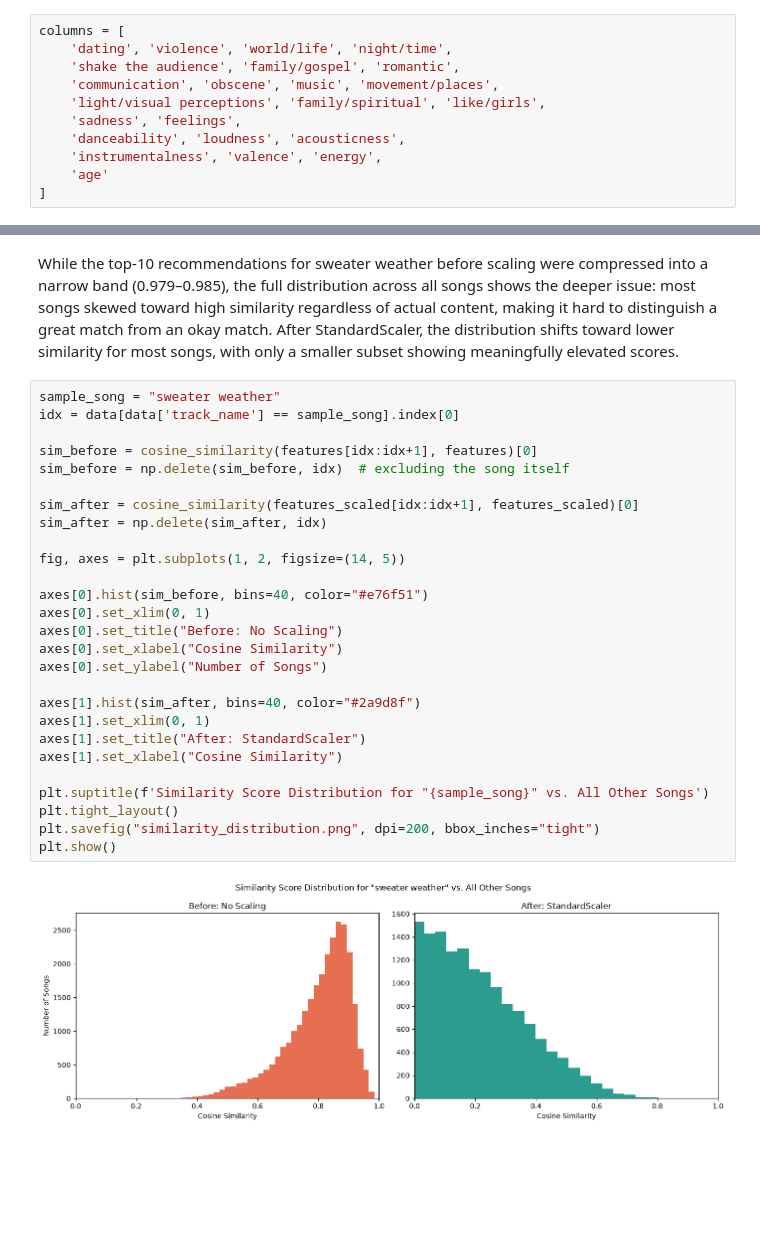
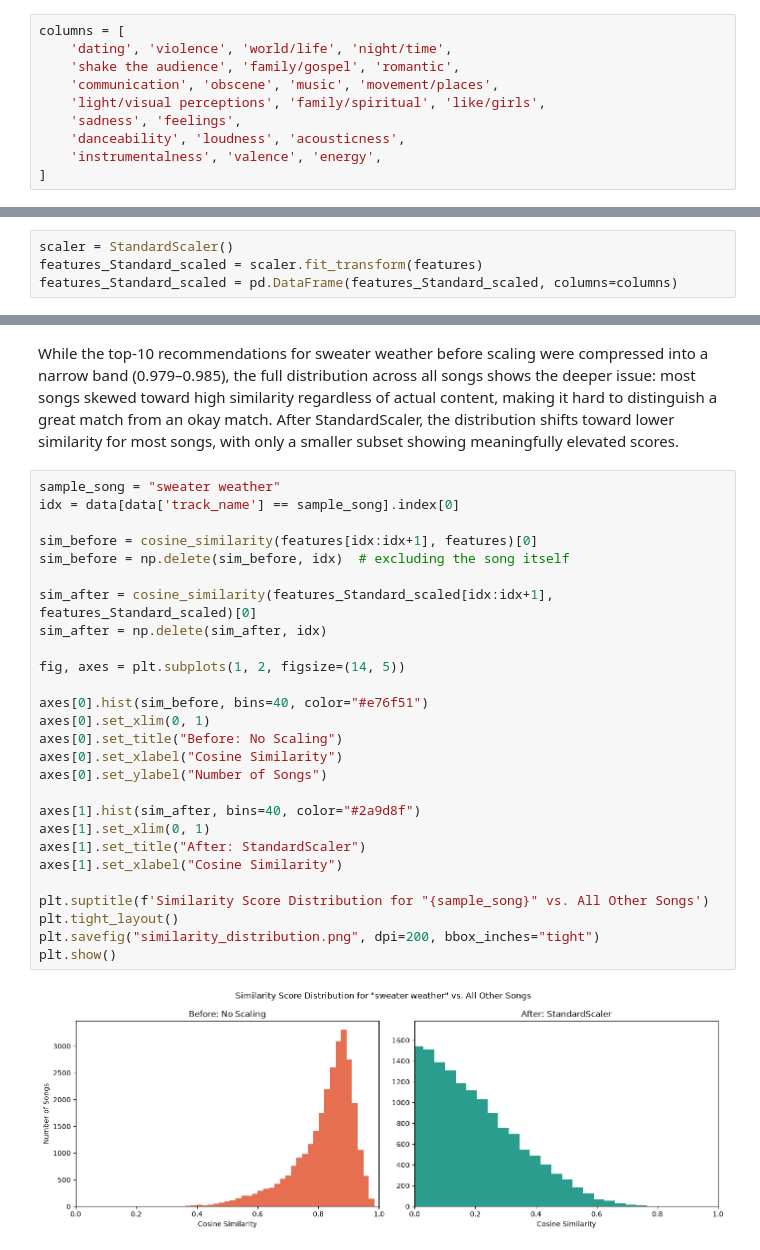
Before and after one commit to Ali-reza-rn/content-based-music-recommender, a Jupyter notebook: music-recommendation.ipynb, the cells around one changed output, grey strips where cells are left out. Saved outputs shown, nothing was run; the diff lists cells and outputs as text; blank space fills up the shorter version.

```diff
--- a/music-recommendation.ipynb
+++ b/music-recommendation.ipynb
@@ -65,7 +77,6 @@ columns = [
     'sadness', 'feelings',
     'danceability', 'loudness', 'acousticness',
     'instrumentalness', 'valence', 'energy',
-    'age'
 ]
 # %%
 features = data[columns].copy()
@@ -363,0 +489,4 @@ print(recommendations[["track_name", "artist_name", "genre", "similarity"]])
+# %%
+scaler = StandardScaler()
+features_Standard_scaled = scaler.fit_transform(features)
+features_Standard_scaled = pd.DataFrame(features_Standard_scaled, columns=columns)
@@ -391,31 +558,31 @@ While the top-10 recommendations for sweater weather before scaling were compres
 # %%
 sample_song = "sweater weather"
 idx = data[data['track_name'] == sample_song].index[0]
 
 sim_before = cosine_similarity(features[idx:idx+1], features)[0]
 sim_before = np.delete(sim_before, idx)  # excluding the song itself
 
-sim_after = cosine_similarity(features_scaled[idx:idx+1], features_scaled)[0]
+sim_after = cosine_similarity(features_Standard_scaled[idx:idx+1], features_Standard_scaled)[0]
 sim_after = np.delete(sim_after, idx)
 
 fig, axes = plt.subplots(1, 2, figsize=(14, 5))
 
 axes[0].hist(sim_before, bins=40, color="#e76f51")
 axes[0].set_xlim(0, 1)
 axes[0].set_title("Before: No Scaling")
 axes[0].set_xlabel("Cosine Similarity")
 axes[0].set_ylabel("Number of Songs")
 
 axes[1].hist(sim_after, bins=40, color="#2a9d8f")
 axes[1].set_xlim(0, 1)
 axes[1].set_title("After: StandardScaler")
 axes[1].set_xlabel("Cosine Similarity")
 
 plt.suptitle(f'Similarity Score Distribution for "{sample_song}" vs. All Other Songs')
 plt.tight_layout()
 plt.savefig("similarity_distribution.png", dpi=200, bbox_inches="tight")
 plt.show()
 # %% [output]
-[figure, old version]
+[figure, new version]
 # %% [markdown]
 ## Conclusion
```
Also changed, not shown: parts of 41 cells of this notebook, 3 other files.
